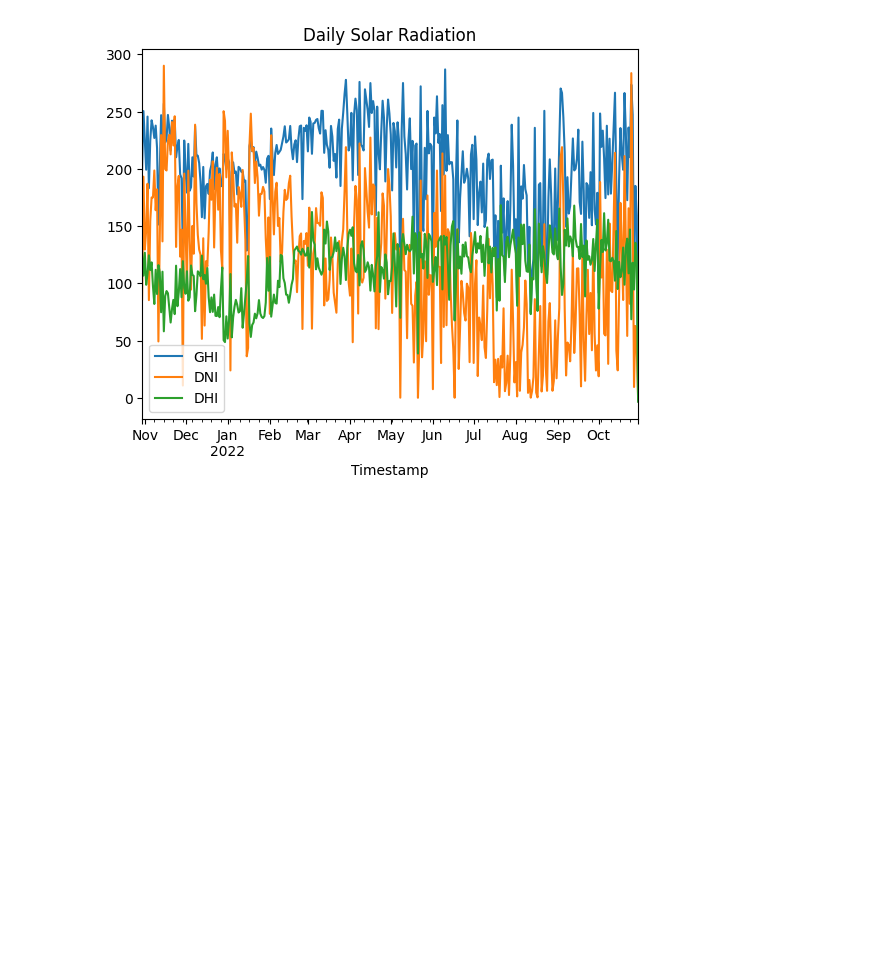
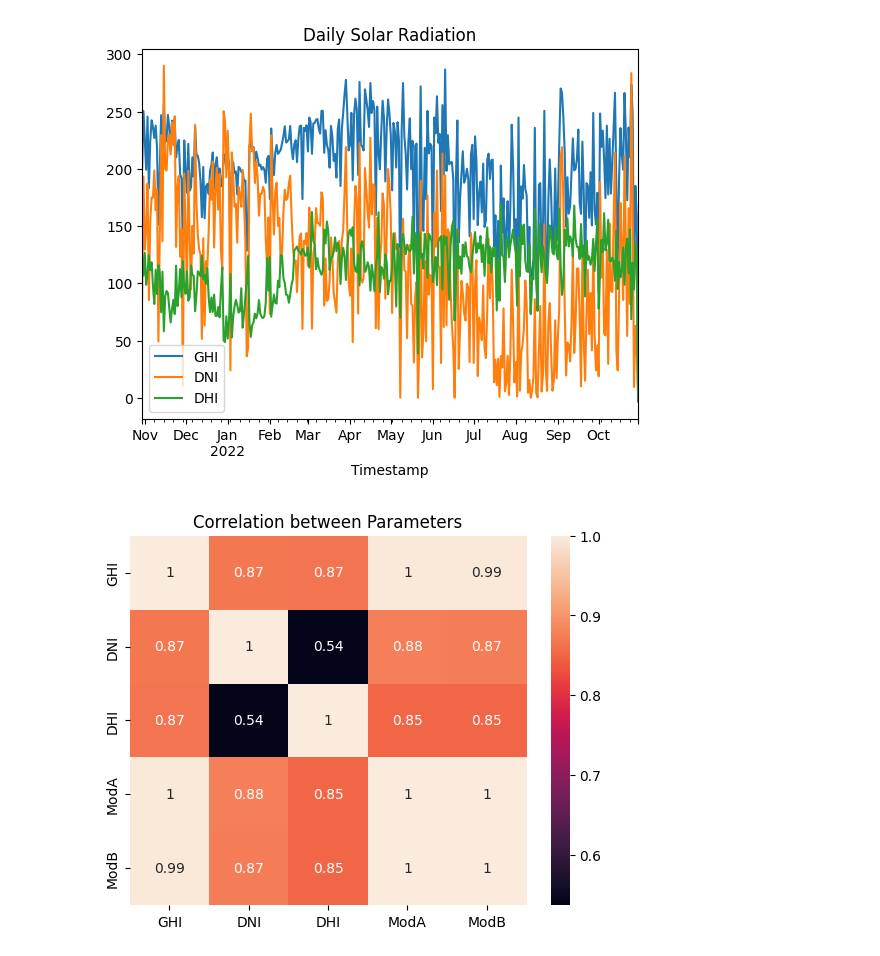
Before and after one commit to yeab-B/solar-challenge-week1, a Jupyter notebook: src/notebooks/sierra_leone_eda.ipynb, the cells around one changed output. Saved outputs shown, nothing was run; the diff lists cells and outputs as text; code cells hidden in the pictures; blank space fills up the shorter version.

```diff
--- a/src/notebooks/sierra_leone_eda.ipynb
+++ b/src/notebooks/sierra_leone_eda.ipynb
@@ -73,3 +73,11 @@ plt.title('Daily Solar Radiation')
 plt.show()
 # %% [output]
 [figure]
+# %%
+import seaborn as sns
+
+sns.heatmap(df[['GHI', 'DNI', 'DHI', 'ModA', 'ModB']].corr(), annot=True)
+plt.title("Correlation between Parameters")
+plt.show()
+# %% [output]
+[figure, added]
```
